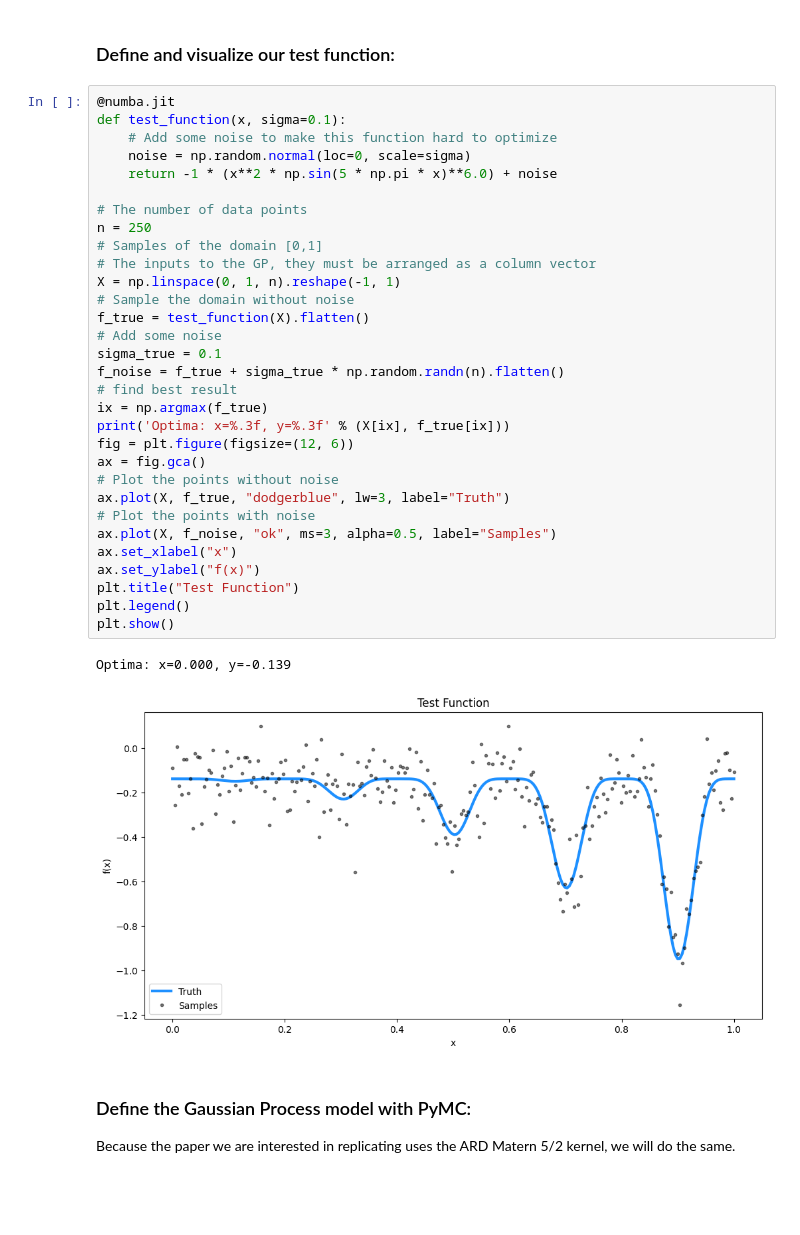
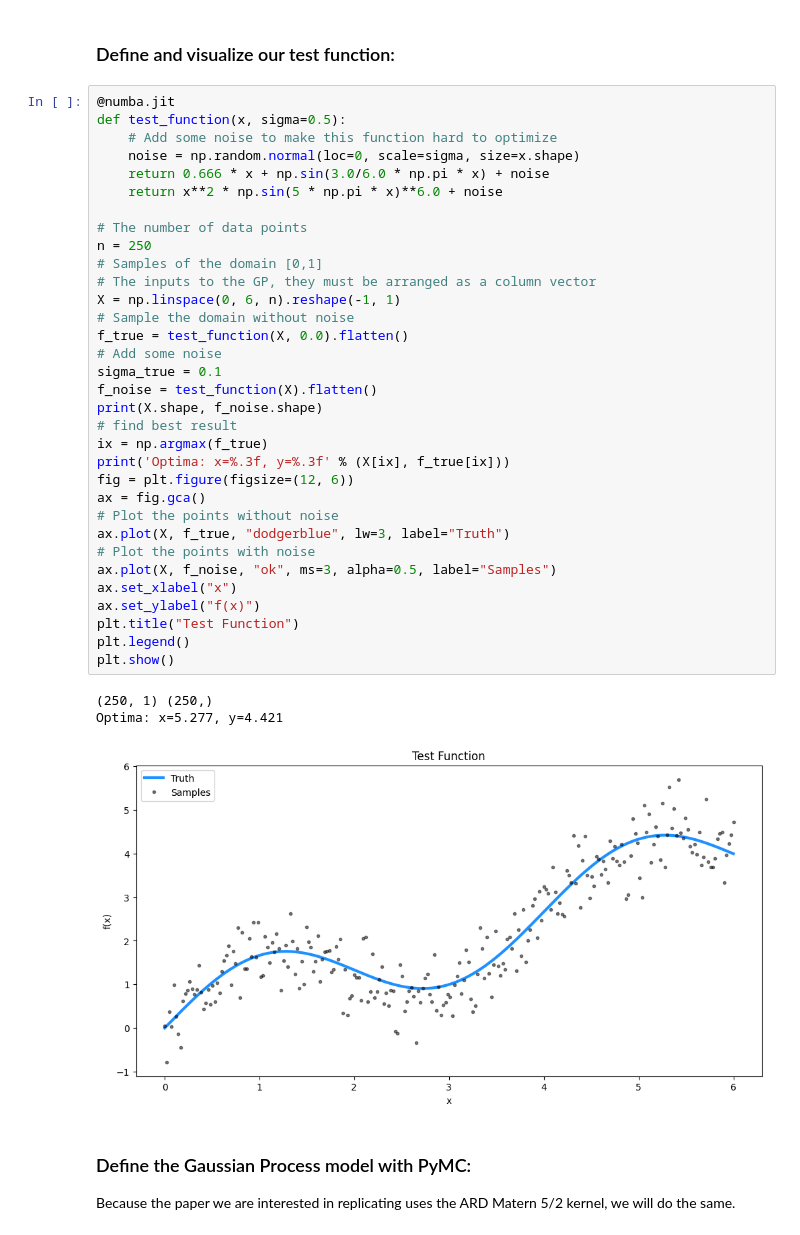
Before and after one commit to RichProgrammerEE/ECE524-Machine-Learning, a Jupyter notebook: final_project/gaussian_process.ipynb, the cells around one changed output. Cells and saved outputs as stored; diff of their text form; blank space fills up the shorter version.

```diff
--- a/final_project/gaussian_process.ipynb
+++ b/final_project/gaussian_process.ipynb
@@ -16,38 +18,41 @@ np.random.seed(1234)
 ### Define and visualize our test function:
 # %%
 @numba.jit
-def test_function(x, sigma=0.1):
+def test_function(x, sigma=0.5):
     # Add some noise to make this function hard to optimize
-    noise = np.random.normal(loc=0, scale=sigma)
-    return -1 * (x**2 * np.sin(5 * np.pi * x)**6.0) + noise
+    noise = np.random.normal(loc=0, scale=sigma, size=x.shape)
+    return 0.666 * x + np.sin(3.0/6.0 * np.pi * x) + noise
+    return x**2 * np.sin(5 * np.pi * x)**6.0 + noise
 
 # The number of data points
 n = 250
 # Samples of the domain [0,1]
 # The inputs to the GP, they must be arranged as a column vector
-X = np.linspace(0, 1, n).reshape(-1, 1)
+X = np.linspace(0, 6, n).reshape(-1, 1)
 # Sample the domain without noise
-f_true = test_function(X).flatten()
+f_true = test_function(X, 0.0).flatten()
 # Add some noise
 sigma_true = 0.1
-f_noise = f_true + sigma_true * np.random.randn(n).flatten()
+f_noise = test_function(X).flatten()
+print(X.shape, f_noise.shape)
 # find best result
 ix = np.argmax(f_true)
 print('Optima: x=%.3f, y=%.3f' % (X[ix], f_true[ix]))
 fig = plt.figure(figsize=(12, 6))
 ax = fig.gca()
 # Plot the points without noise
 ax.plot(X, f_true, "dodgerblue", lw=3, label="Truth")
 # Plot the points with noise
 ax.plot(X, f_noise, "ok", ms=3, alpha=0.5, label="Samples")
 ax.set_xlabel("x")
 ax.set_ylabel("f(x)")
 plt.title("Test Function")
 plt.legend()
 plt.show()
 # %% [output]
-Optima: x=0.000, y=-0.139
+(250, 1) (250,)
+Optima: x=5.277, y=4.421
-[figure, old version]
+[figure, new version]
 # %% [markdown]
 ### Define the Gaussian Process model with PyMC:
 Because the paper we are interested in replicating uses the ARD Matern 5/2 kernel, we will do the same.
```
Also changed, not shown: parts of 8 cells of this notebook, 6 other files.
